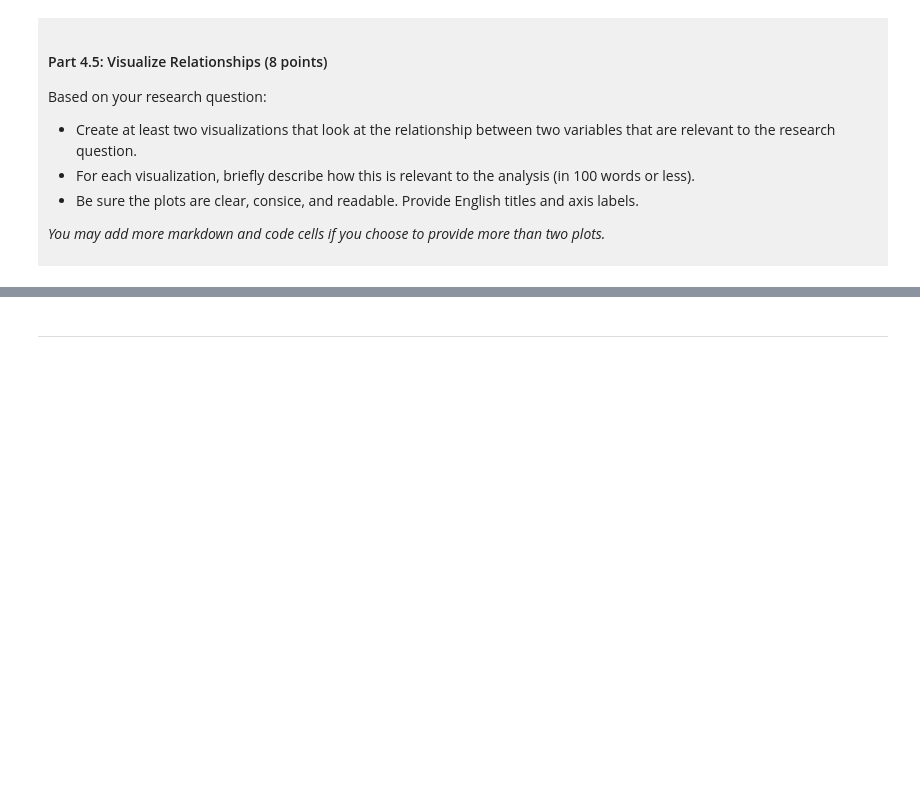
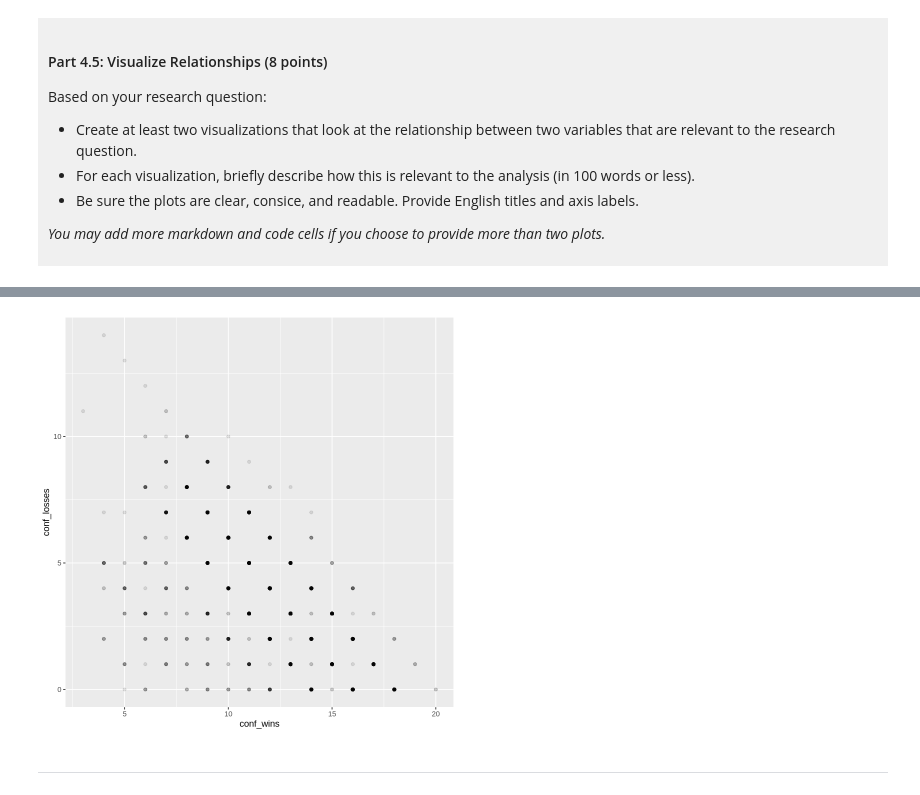
Before and after one commit to Jenimaja/dsci-100-project-sasha-biesanz, a Jupyter notebook: dsci-100-project-notebook.ipynb, the cells around one changed output, grey strips where cells are left out. Drawn from its saved outputs; the diff is of its cells as text; code cells hidden in the pictures; blank space fills up the shorter version.

```diff
--- a/dsci-100-project-notebook.ipynb
+++ b/dsci-100-project-notebook.ipynb
@@ -394,5 +403,10 @@ Visualization 2: %%% EDIT THIS MARKDOWN CELL%%%
 # %%
-### EDIT THIS CODE CELL FOR VISUALIZATION 2###
+plot4.5.1 <- basketball_clean |>
+    ggplot(aes(x = conf_wins, y = conf_losses)) +
+    geom_point(alpha = 0.1)
+plot4.5.1
+# %% [output]
+[figure, added]
 # %% [markdown]
 ------
 # %% [markdown]
```
Also changed, not shown: parts of 5 cells of this notebook.
